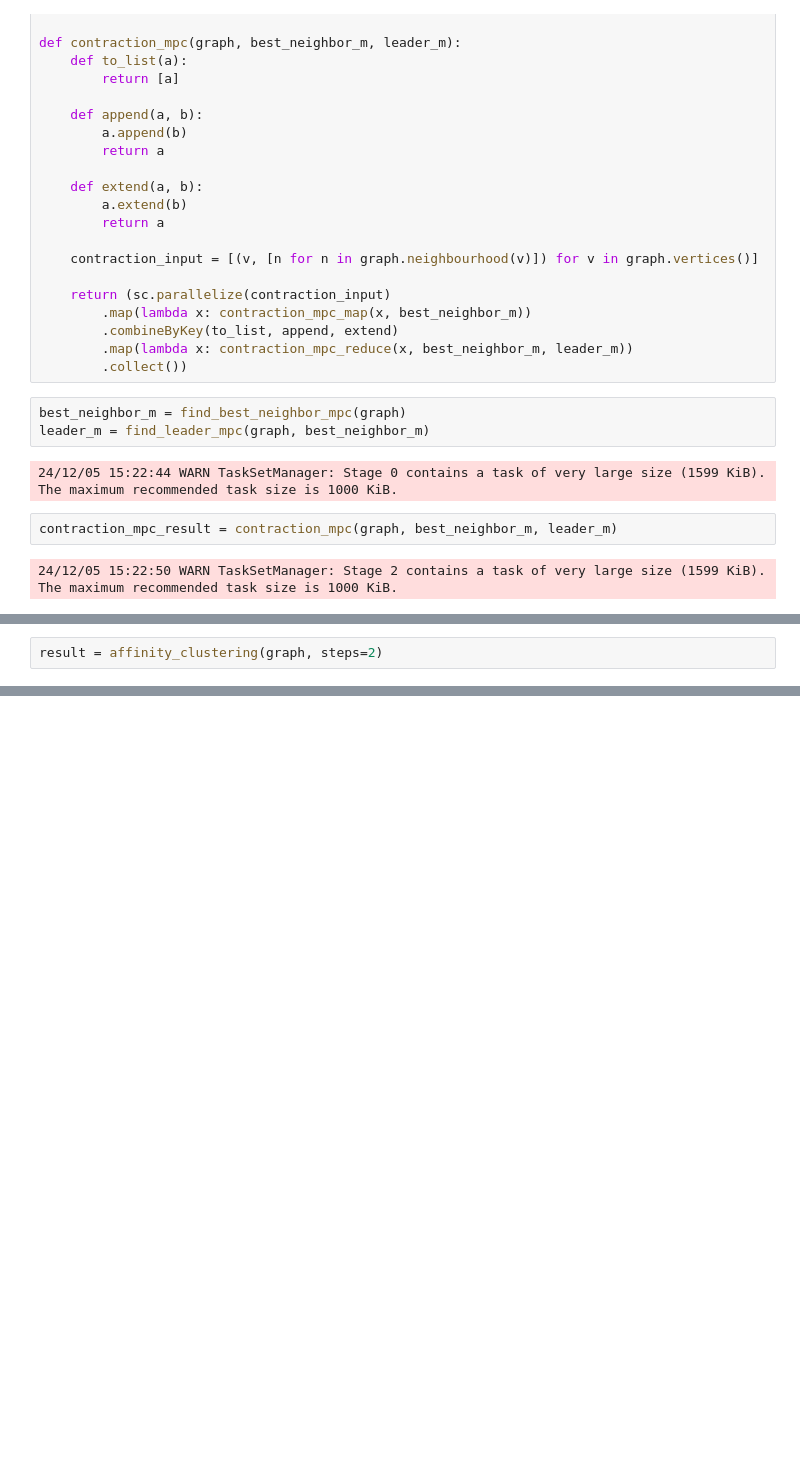
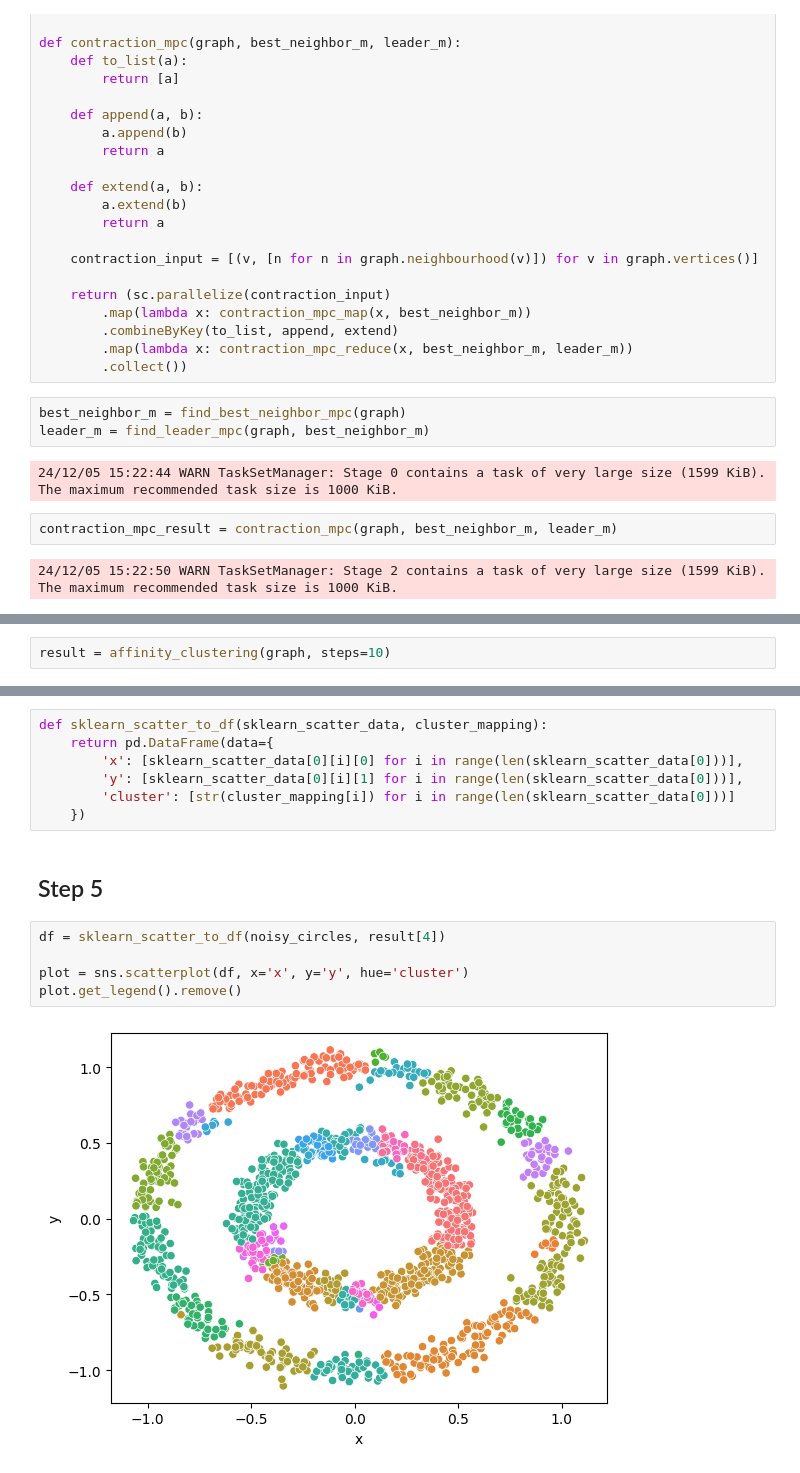
Before and after one commit to Br4ggs/2IMA35-Report-1, a Jupyter notebook: Pyspark Affinity Clustering.ipynb, the cells around one changed output, grey strips where cells are left out. Cells and saved outputs as stored; diff of their text form; blank space fills up the shorter version.

Commit message:
Updated the plotting the affinity clustering algorithm section

```diff
--- a/Pyspark Affinity Clustering.ipynb
+++ b/Pyspark Affinity Clustering.ipynb
@@ -283,2 +242,0 @@ def affinity_clustering(graph, steps=1):
-# %%
-result = affinity_clustering(graph, steps=2)
@@ -289,0 +285,2 @@ result = affinity_clustering(graph, steps=2)
+# %%
+result = affinity_clustering(graph, steps=10)
@@ -289,0 +290,16 @@ result = affinity_clustering(graph, steps=2)
+# %%
+def sklearn_scatter_to_df(sklearn_scatter_data, cluster_mapping):
+    return pd.DataFrame(data={
+        'x': [sklearn_scatter_data[0][i][0] for i in range(len(sklearn_scatter_data[0]))],
+        'y': [sklearn_scatter_data[0][i][1] for i in range(len(sklearn_scatter_data[0]))],
+        'cluster': [str(cluster_mapping[i]) for i in range(len(sklearn_scatter_data[0]))]
+    })
+# %% [markdown]
+## Step 5
+# %%
+df = sklearn_scatter_to_df(noisy_circles, result[4])
+
+plot = sns.scatterplot(df, x='x', y='y', hue='cluster')
+plot.get_legend().remove()
+# %% [output]
+[figure, added]
```
Also changed, not shown: parts of 11 cells of this notebook.
